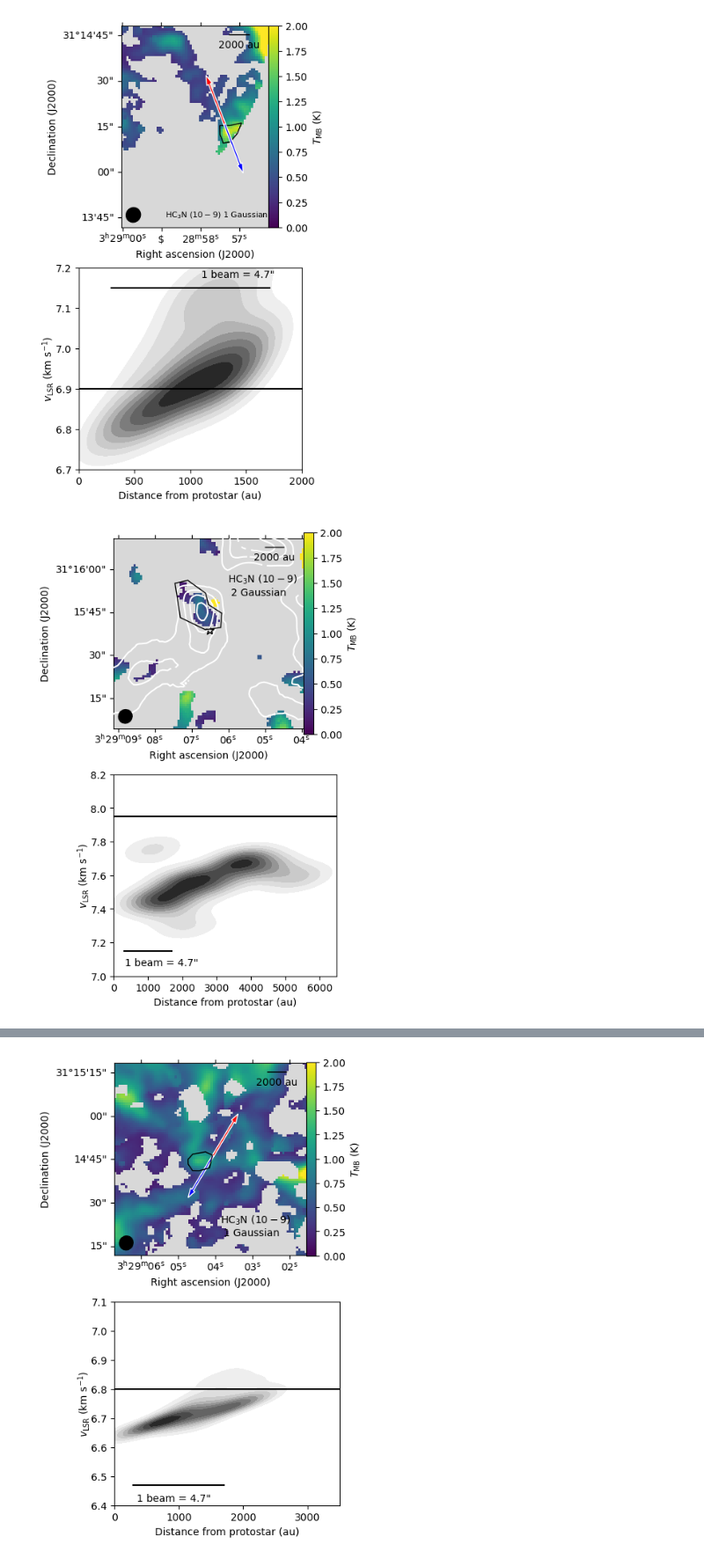
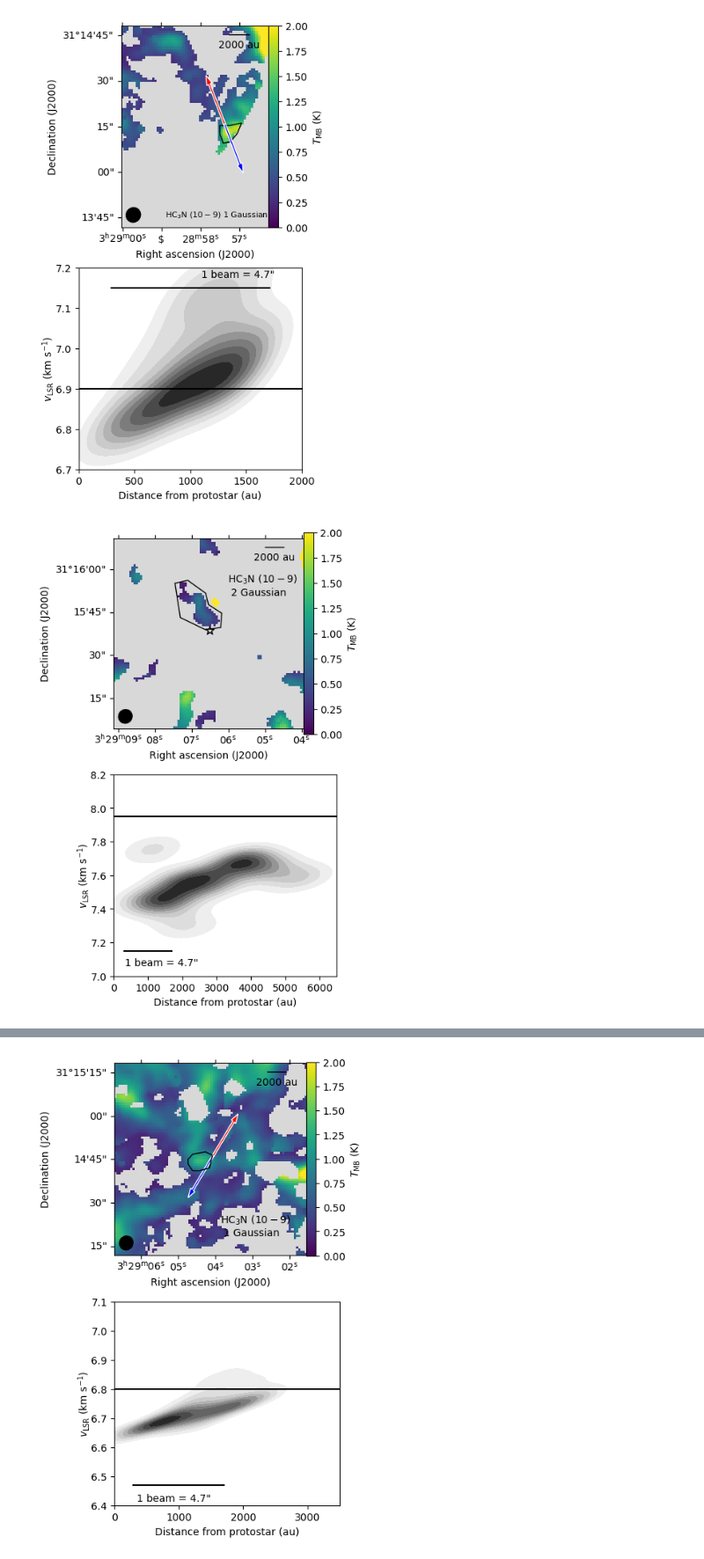
Before and after one commit to tere-valdivia/propstar_gasflow, a Jupyter notebook: figures_NGC1333SE.ipynb, the cells around one changed output, grey strips where cells are left out. Shown at 88% size. Drawn from its saved outputs; the diff is of its cells as text; code cells hidden in the pictures.

Commit message:
modified sk15 plot

```diff
--- a/figures_NGC1333SE.ipynb
+++ b/figures_NGC1333SE.ipynb
@@ -2062,33 +2063,33 @@ label = r'$T_{\mathrm{MB}}$ (K)'#r'$v_{\mathrm{LSR}}$(km s$^{-1}$)'
 sc1 = ax.imshow(map, cmap=cmap, vmin=tmin, vmax=tmax)
 fig.colorbar(sc1, ax=ax, label=label, pad=-0.002)
 reg_load_pix = sk15_region.to_pixel(sk15_wcsskyhc3n)
 reg_load_pix.visual['edgecolor'] = 'black'
 reg_load_pix.plot(ax=ax, zorder=100)
 ax.scatter(catalog_protostars.loc[15, 'RAJ2000'], catalog_protostars.loc[15, 'DEJ2000'], transform=ax.get_transform('world'), marker='*', s=80, ec ='k', fc='None')
 add_beam(ax, major=bmaj, minor=bmin, angle=bpa, color='k', pad=0.1)
 ax.annotate('HC$_3$N ($10-9$)\n 2 Gaussian', (0.6, 0.7), xycoords='axes fraction', fontsize=10, color='k')
 # ax.annotate('N$_2$H$^+$ ($1-0$)\n Cluster 0', (0.6, 0.55), xycoords='axes fraction', fontsize=10, color='w')
 
 add_scalebar(ax, 2000/293*u.arcsec, corner='top right', label='2000 au')
-ax.contour(sk15_n2hpcluster[0], transform=ax.get_transform(WCS(sk15_n2hphead).celestial), levels=[2,3,4,5], colors='w')
+# ax.contour(sk15_n2hpcluster[0], transform=ax.get_transform(WCS(sk15_n2hphead).celestial), levels=[2,3,4,5], colors='w')
 
 lon = ax.coords[0]
 lat = ax.coords[1]
 lon.set_axislabel('Right ascension (J2000)')
 lat.set_axislabel('Declination (J2000)')
 
 xx, yy, zz = do_kde(sk15_hc3ncluster[1], sk15_hc3nhead, catalog_protostars.loc[15, 'RAJ2000'], catalog_protostars.loc[15, 'DEJ2000'],
                     reg_load_pix, 293, 0, 6500, vmin, vmax)
 
 ax2 = fig.add_subplot(212)
 ax2.contourf(xx, yy, zz, cmap='Greys', levels=np.arange(0.1, 1.2, 0.1), vmin=0., vmax=1.1)
 ax2.axhline(sk15_vlsr, color='k')
 ax2.set_ylim([vmin, vmax])
 ax2.set_xlabel('Distance from protostar (au)')
 ax2.set_ylabel(r'$v_{\mathrm{LSR}}$ (km s$^{-1}$)',labelpad=-0.1)
 ax2.hlines(y=7.15, xmin=1000-(bmaj.to(u.arcsec).value/2*293), xmax=1000+(bmaj.to(u.arcsec).value/2*293), color='k')
 ax2.annotate('1 beam = 4.7"', (0.05, 0.05), xycoords='axes fraction')
 
-fig.savefig('figures/zoom_sk15_hc3n_tmb_wn2hp.pdf', bbox_inches='tight', dpi=300)
+fig.savefig('figures/zoom_sk15_hc3n_tmb.pdf', bbox_inches='tight', dpi=300)
 # %% [output]
-[figure, old version]
+[figure, new version]
```
Also changed, not shown: parts of 2 cells of this notebook, 2 other files.
